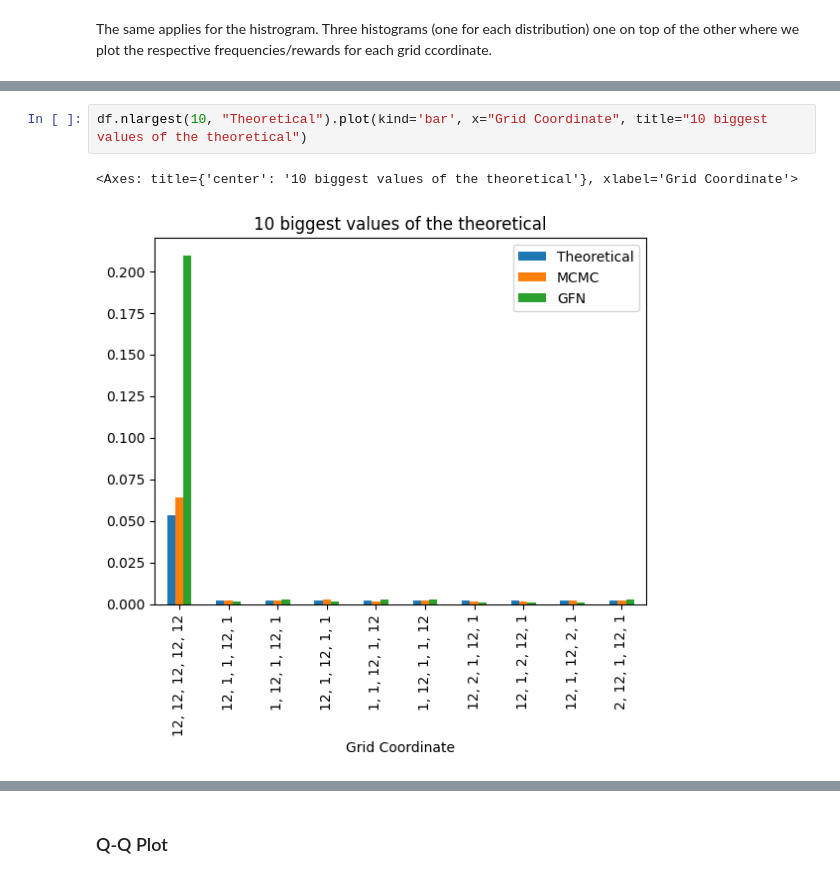
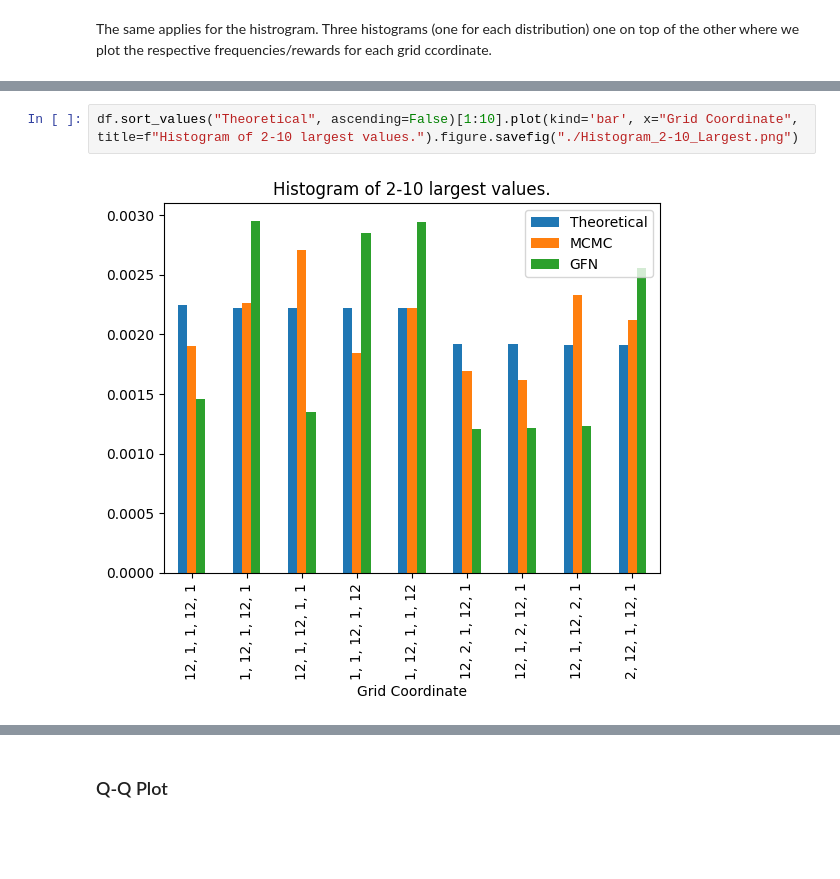
Before and after one commit to JosephRRB/torchgfn_spinfoams, a Jupyter notebook: notebooks/Statistical_Analysis.ipynb, the cells around one changed output, grey strips where cells are left out. Cells and saved outputs as stored; diff of their text form; blank space fills up the shorter version.

```diff
--- a/notebooks/Statistical_Analysis.ipynb
+++ b/notebooks/Statistical_Analysis.ipynb
@@ -153,6 +164,5 @@ for i in range(0, gfn_distributions_over_time.shape[0], int(gfn_distributions_ov
 # %%
-df.nlargest(10, "Theoretical").plot(kind='bar', x="Grid Coordinate", title="10 biggest values of the theoretical")
+df.sort_values("Theoretical", ascending=False)[1:10].plot(kind='bar', x="Grid Coordinate", title=f"Histogram of 2-10 largest values.").figure.savefig("./Histogram_2-10_Largest.png")
 # %% [output]
-<Axes: title={'center': '10 biggest values of the theoretical'}, xlabel='Grid Coordinate'>
-[figure, old version]
+[figure, new version]
 # %%
```
Also changed, not shown: parts of 40 cells of this notebook.
